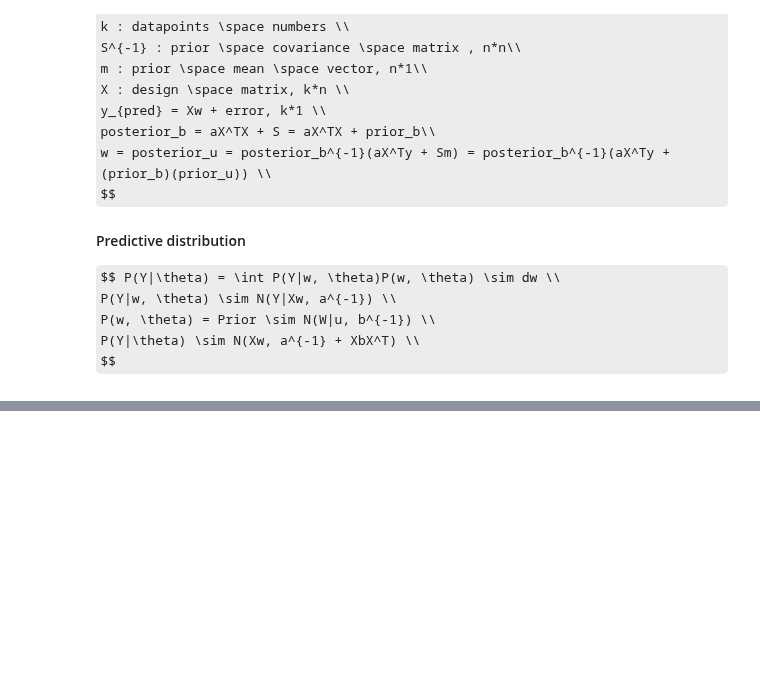
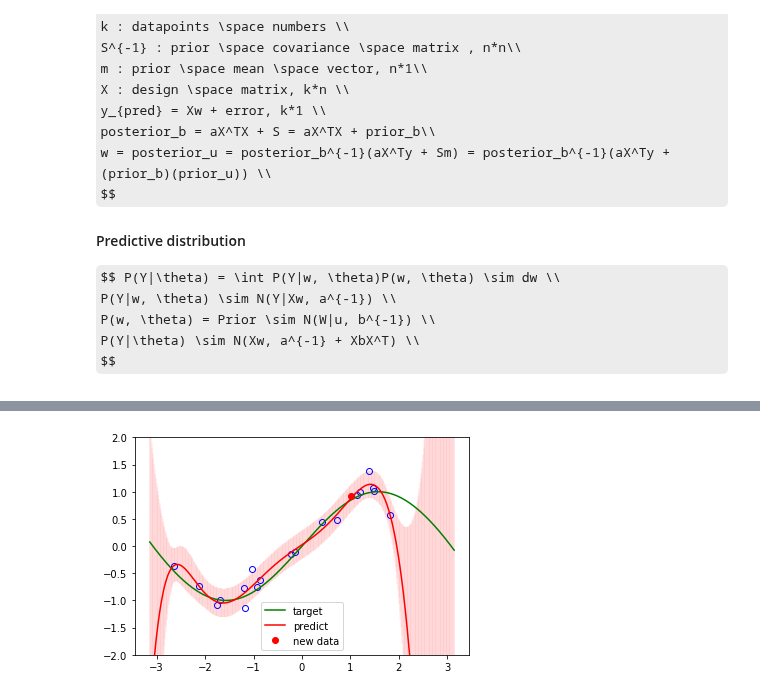
Before and after one commit to csielee/2018ML, a Jupyter notebook: HW3/HW3.ipynb, the cells around one changed output, grey strips where cells are left out. Drawn from its saved outputs; the diff is of its cells as text; code cells hidden in the pictures; some formulas as TeX source; blank space fills up the shorter version.

```diff
--- a/HW3/HW3.ipynb
+++ b/HW3/HW3.ipynb
@@ -362,11 +388,14 @@ def ShowPredictiveDistribution(a, w, b, plotline, datas, new_data=None):
     clear_output(wait=True)
     plt.plot([plotline['x'],plotline['x']],[list(map(lambda x:x[0]-x[1], zip(predict_y,predict_var))), list(map(lambda x:x[0]+x[1], zip(predict_y,predict_var)))], 'r', linewidth=0.1)
     plt.plot(datas['x'], datas['y'], 'bo', markerfacecolor='none')
-    if new_data:
-        plt.plot(new_data['x'], new_data['y'], 'yo', markerfacecolor='none')
+
     plt.plot(plotline['x'], plotline['y'], 'g', label='target')
     plt.plot(plotline['x'], predict_y, 'r', label='predict')
     #plt.plot(plotline['x'], [predict.f(x) for x in plotline['x']], 'r', label='predict')
+
+    if new_data:
+        plt.plot(new_data['x'], new_data['y'], 'ro', label='new data')
+
     plt.ylim((-2,2))
     plt.legend()
 
@@ -380,7 +409,8 @@ def test_BaysianLinearRegression(
         max_iter=10000,
         output=False,
         output_rate=1,
-        x_contrain=(-10,10)):
+        x_contrain=(-10,10),
+        likelihood_a=1):
 
     iter_counts = []
     plot_x = list(np.linspace(x_contrain[0], x_contrain[1], 500))
@@ -398,6 +428,7 @@ def test_BaysianLinearRegression(
         data_x = []
         data_y = []
         test_over = False;
+        converge_count = 3
 
         # reset BLR
         next(BLR)
@@ -427,18 +458,23 @@ def test_BaysianLinearRegression(
                     break;
 
             if All_converge:
+                converge_count -= 1
+
+            if converge_count == 0:
                 test_over = True
+
 
             if iter_count >= max_iter and max_iter != -1:
                 test_over = True
 
             if (iter_count-1) % output_rate == 0 or test_over:
                 mylog.info("[{:5d}] new data(x,y) : ({:.3f}, {:.3f})".format(iter_count, x, y))
-                mylog.info("\n predictive distribution : " + str(predict) + "\n")
+                mylog.info("\n predictive equation : " + str(predict) + "\n")
+                mylog.info("posterior u : " + ShowMatrixByLatex(u) + "  cov : " + ShowMatrixByLatex(inverse_matrix(b)) + "\n")
 
                 # plot
                 if target_y:
-                    ShowPredictiveDistribution(10**5, u, b,{'x':plot_x,'y':target_y},{'x':data_x,'y':data_y},{'x':x,'y':y})
+                    ShowPredictiveDistribution(likelihood_a, u, b,{'x':plot_x,'y':target_y},{'x':data_x,'y':data_y},{'x':x,'y':y})
 
             if test_over:
                 break
@@ -457,19 +493,24 @@ def test_BaysianLinearRegression(
 
     return (iter_counts, mylog.logs)
 # %%
+#%%time
 # one test data w = [0, 0, 0, 0.01]
 # input parameter
 error_v = 0.01
 w = [0, 1, 0, -1/6,0,1/120,0,-1/5040]
 n = 8
 
 # n*n
 prior_b = tranpose_matrix(unit_matrix(n=n))
 # n*1
 prior_u = [[0] for _ in range(n)]
 # likelihood gaussian variance
-likelihood_a = 1
+likelihood_a = (10**1)*2
+error_v = 1/likelihood_a
 
 dg = PolynomialDataGenerator(n, error_v, w, (-math.pi, math.pi))
-blr = BaysianLinearRegression(dg, 1, prior_u, prior_b)
+blr = BaysianLinearRegression(dg, likelihood_a, prior_u, prior_b)
 target_e = polynomial_equation(w)
+_, _ = test_BaysianLinearRegression(blr, target_e,converge_threshold=10**-3,times=1, max_iter=20, output_rate=1, x_contrain=(-math.pi, math.pi), likelihood_a=likelihood_a)
+# %% [output]
+[figure, added]
```
Also changed, not shown: parts of 11 cells of this notebook.
